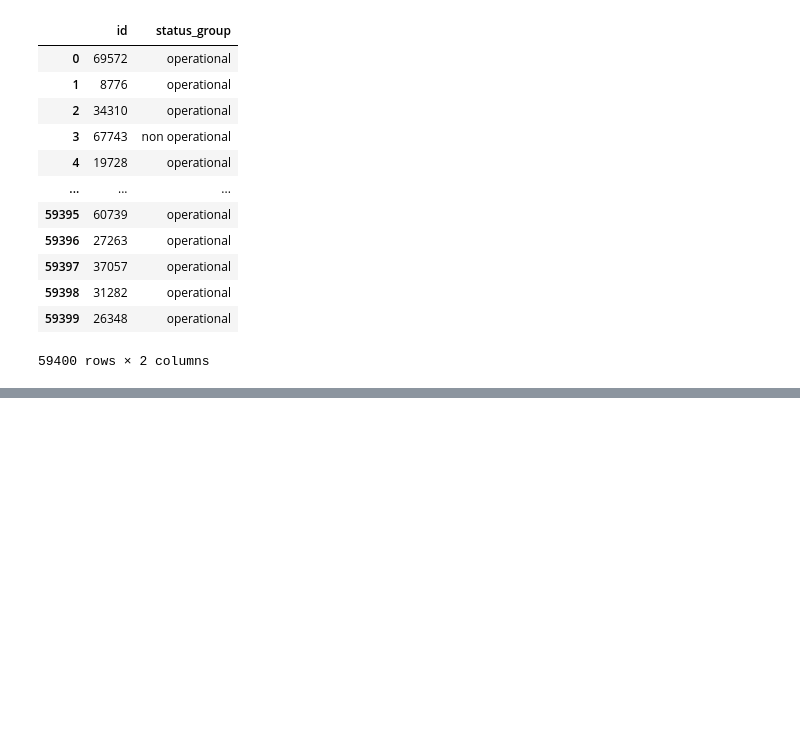
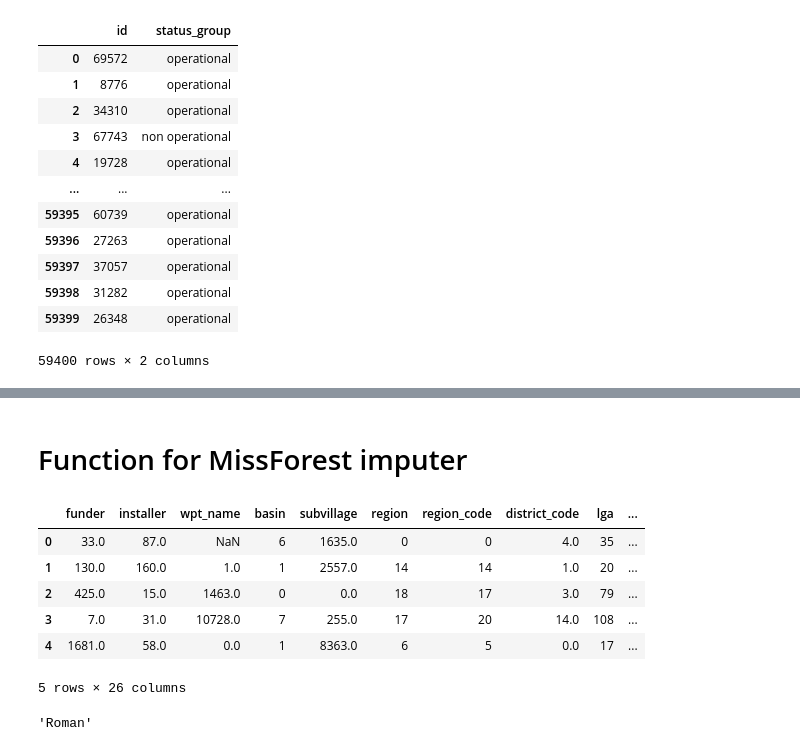
Before and after one commit to BobbyGerberick/Tanzanian_Water_Wells, a Jupyter notebook: Dev_Notebooks/ben_notebook.ipynb, the cells around one changed output, grey strips where cells are left out. Cells and saved outputs as stored; diff of their text form; code cells hidden in the pictures; blank space fills up the shorter version.

```diff
--- a/Dev_Notebooks/ben_notebook.ipynb
+++ b/Dev_Notebooks/ben_notebook.ipynb
@@ -642,0 +668,41 @@ training_labels
+# %%
+df_small_small = df_small.replace({'none': None,'unknown' : None, -2.00E-08: None, "0": None})
+df_small_small["district_code"].replace({0: None}, inplace=True)
+df_small_small["population"].replace({0: None}, inplace=True)
+df_small_small["construction_year"].replace({0: None}, inplace=True)
+# %%
+df_small_small.dropna(subset=['latitude'],inplace=True)
+# %% [markdown]
+# Function for MissForest imputer
+# %%
+# this function takes columns from the df and turns the value into numbers in order to impute nulls with MissForest
+def transform_columns(dataframe, columns):
+    transformed_df = pd.DataFrame()
+
+    for column in columns:
+        unique_vals = dataframe[column].value_counts().index
+        string_to_numbers = dataframe[column].replace(to_replace=unique_vals, value=list(range(len(unique_vals))))
+        transformed_df[column] = string_to_numbers
+
+    return transformed_df
+# %%
+transformed_df = transform_columns(df_small_small, ['funder', 'installer', 'wpt_name', 'basin', 'subvillage', 'region',
+                                                    'region_code', 'district_code', 'lga', 'ward', 'public_meeting',
+                                                    'scheme_management', 'scheme_name', 'permit', 'extraction_type_class',
+                                                    'management', 'management_group', 'payment', 'quality_group',
+                                                    'quantity', 'source', 'source_type', 'source_class','waterpoint_type',
+                                                    'waterpoint_type_group', 'status_group'])
+# %%
+transformed_df.head()
+# %% [output]
+|  | funder | installer | wpt_name | basin | subvillage | region | region_code | district_code | lga | ... |
+| 0 | 33.0 | 87.0 | NaN | 6 | 1635.0 | 0 | 0 | 4.0 | 35 | ... |
+| 1 | 130.0 | 160.0 | 1.0 | 1 | 2557.0 | 14 | 14 | 1.0 | 20 | ... |
+| 2 | 425.0 | 15.0 | 1463.0 | 0 | 0.0 | 18 | 17 | 3.0 | 79 | ... |
+| 3 | 7.0 | 31.0 | 10728.0 | 7 | 255.0 | 17 | 20 | 14.0 | 108 | ... |
+| 4 | 1681.0 | 58.0 | 0.0 | 1 | 8363.0 | 6 | 5 | 0.0 | 17 | ... |
+5 rows × 26 columns
+# %%
+df_small_small['funder'].value_counts().index[33]
+# %% [output]
+'Roman'
```
Also changed, not shown: parts of 23 cells of this notebook.
